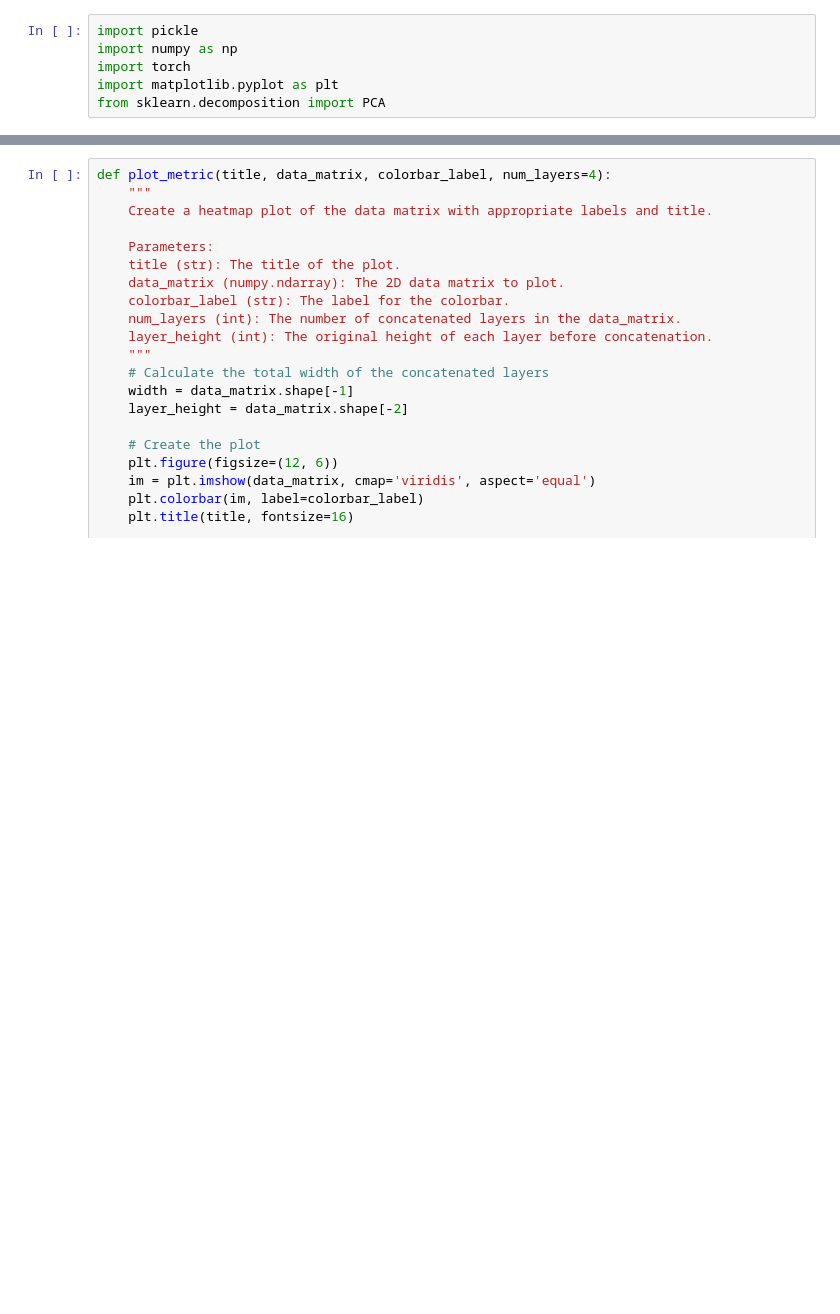
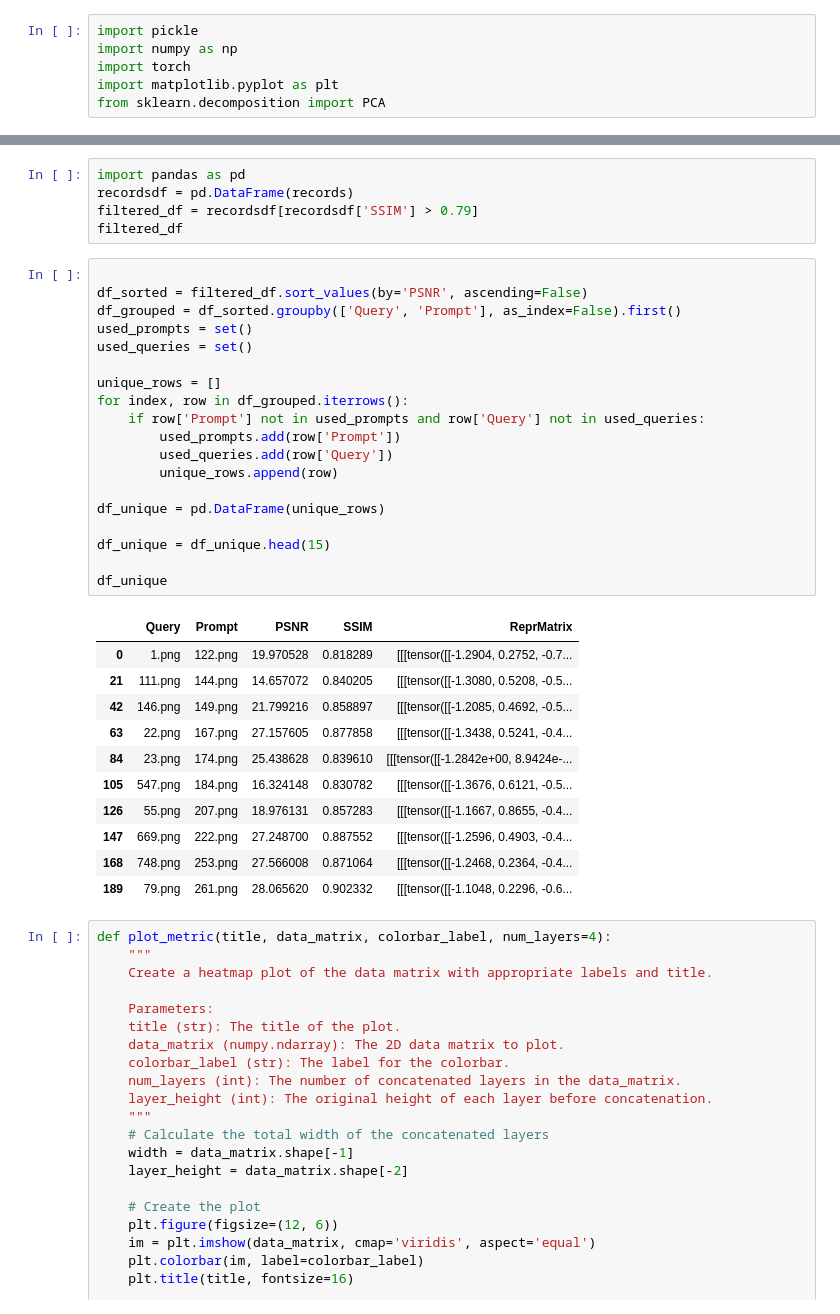
Before and after one commit to alhojel/Painter, a Jupyter notebook: Painter/analyze_representations.ipynb, the cells around one changed output, grey strips where cells are left out. Cells and saved outputs as stored; diff of their text form; blank space fills up the shorter version.

```diff
--- a/Painter/analyze_representations.ipynb
+++ b/Painter/analyze_representations.ipynb
@@ -50,3 +50,39 @@ len(records)
+# %%
+import pandas as pd
+recordsdf = pd.DataFrame(records)
+filtered_df = recordsdf[recordsdf['SSIM'] > 0.79]
+filtered_df
+# %%
+
+df_sorted = filtered_df.sort_values(by='PSNR', ascending=False)
+df_grouped = df_sorted.groupby(['Query', 'Prompt'], as_index=False).first()
+used_prompts = set()
+used_queries = set()
+
+unique_rows = []
+for index, row in df_grouped.iterrows():
+    if row['Prompt'] not in used_prompts and row['Query'] not in used_queries:
+        used_prompts.add(row['Prompt'])
+        used_queries.add(row['Query'])
+        unique_rows.append(row)
+
+df_unique = pd.DataFrame(unique_rows)
+
+df_unique = df_unique.head(15)
+
+df_unique
+# %% [output]
+|  | Query | Prompt | PSNR | SSIM | ReprMatrix |
+| 0 | 1.png | 122.png | 19.970528 | 0.818289 | [[[tensor([[-1.2904, 0.2752, -0.7... |
+| 21 | 111.png | 144.png | 14.657072 | 0.840205 | [[[tensor([[-1.3080, 0.5208, -0.5... |
+| 42 | 146.png | 149.png | 21.799216 | 0.858897 | [[[tensor([[-1.2085, 0.4692, -0.5... |
+| 63 | 22.png | 167.png | 27.157605 | 0.877858 | [[[tensor([[-1.3438, 0.5241, -0.4... |
+| 84 | 23.png | 174.png | 25.438628 | 0.839610 | [[[tensor([[-1.2842e+00, 8.9424e-... |
+| 105 | 547.png | 184.png | 16.324148 | 0.830782 | [[[tensor([[-1.3676, 0.6121, -0.5... |
+| 126 | 55.png | 207.png | 18.976131 | 0.857283 | [[[tensor([[-1.1667, 0.8655, -0.4... |
+| 147 | 669.png | 222.png | 27.248700 | 0.887552 | [[[tensor([[-1.2596, 0.4903, -0.4... |
+| 168 | 748.png | 253.png | 27.566008 | 0.871064 | [[[tensor([[-1.2468, 0.2364, -0.4... |
+| 189 | 79.png | 261.png | 28.065620 | 0.902332 | [[[tensor([[-1.1048, 0.2296, -0.6... |
 # %%
 def plot_metric(title, data_matrix, colorbar_label, num_layers=4):
     """
```
Also changed, not shown: parts of 18 cells of this notebook.
